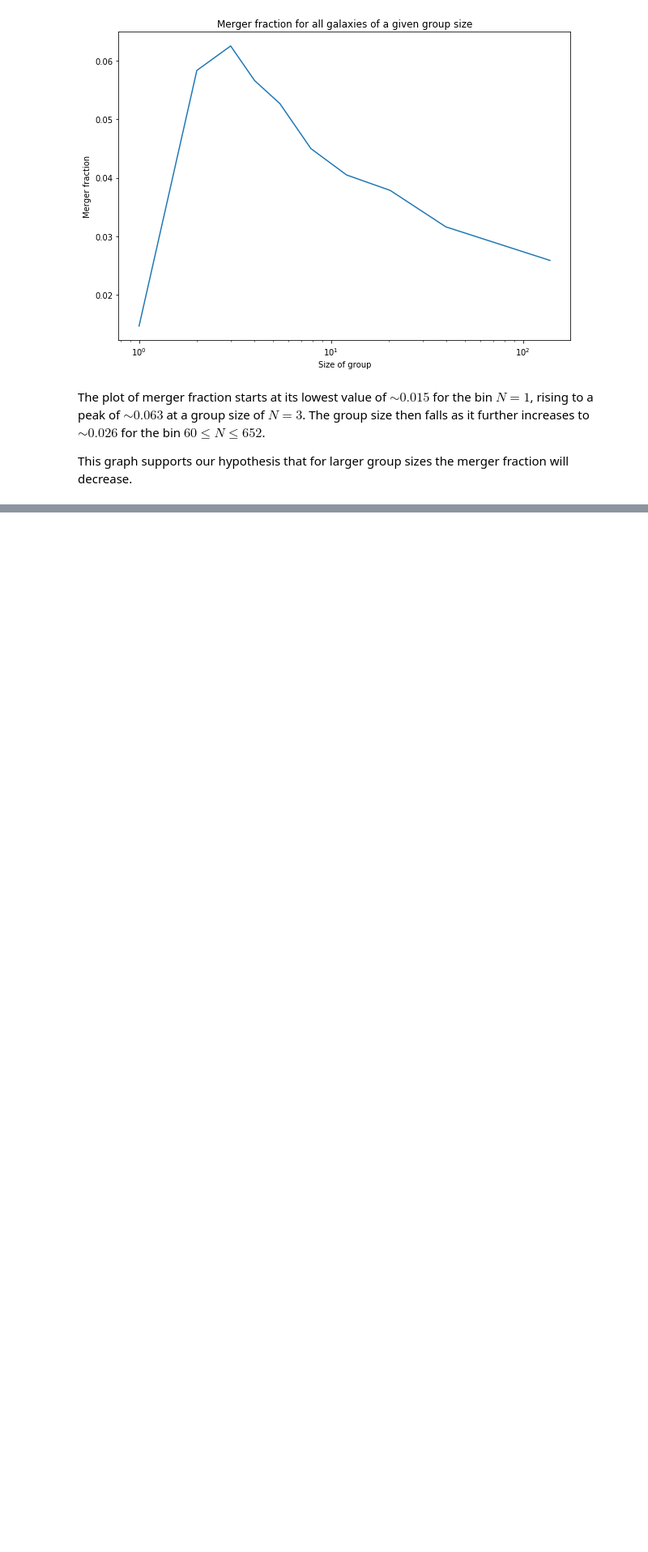
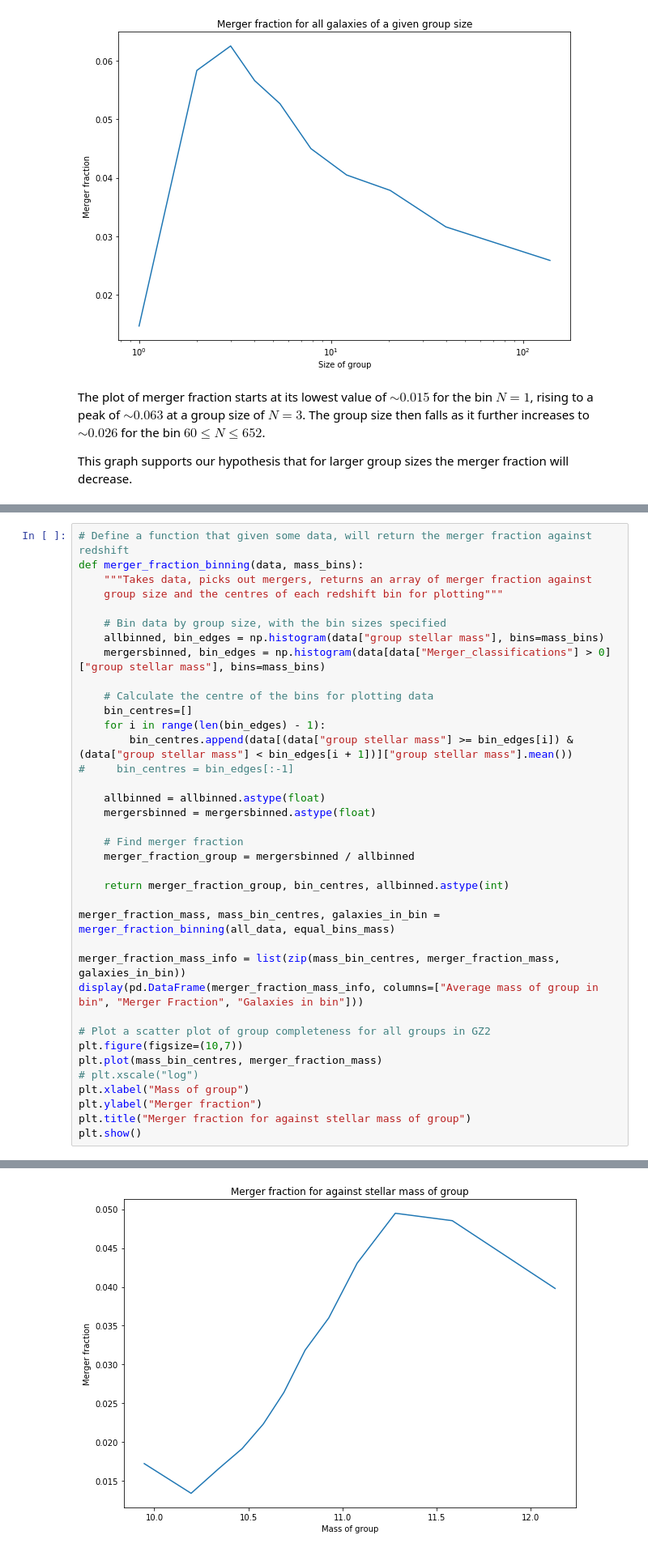
Before and after one commit to tplews98/MPhys_Project, a Jupyter notebook: MT_Week6_Groups.ipynb, the cells around one changed output, grey strips where cells are left out. Shown at 81% size. Cells and saved outputs as stored; diff of their text form; blank space fills up the shorter version.

```diff
--- a/MT_Week6_Groups.ipynb
+++ b/MT_Week6_Groups.ipynb
@@ -635,0 +665,38 @@ This graph supports our hypothesis that for larger group sizes the merger fracti
+# %%
+# Define a function that given some data, will return the merger fraction against redshift
+def merger_fraction_binning(data, mass_bins):
+    """Takes data, picks out mergers, returns an array of merger fraction against
+    group size and the centres of each redshift bin for plotting"""
+
+    # Bin data by group size, with the bin sizes specified
+    allbinned, bin_edges = np.histogram(data["group stellar mass"], bins=mass_bins)
+    mergersbinned, bin_edges = np.histogram(data[data["Merger_classifications"] > 0]["group stellar mass"], bins=mass_bins)
+
+    # Calculate the centre of the bins for plotting data
+    bin_centres=[]
+    for i in range(len(bin_edges) - 1):
+        bin_centres.append(data[(data["group stellar mass"] >= bin_edges[i]) & (data["group stellar mass"] < bin_edges[i + 1])]["group stellar mass"].mean())
+#     bin_centres = bin_edges[:-1]
+
+    allbinned = allbinned.astype(float)
+    mergersbinned = mergersbinned.astype(float)
+
+    # Find merger fraction
+    merger_fraction_group = mergersbinned / allbinned
+
+    return merger_fraction_group, bin_centres, allbinned.astype(int)
+
+merger_fraction_mass, mass_bin_centres, galaxies_in_bin = merger_fraction_binning(all_data, equal_bins_mass)
+
+merger_fraction_mass_info = list(zip(mass_bin_centres, merger_fraction_mass, galaxies_in_bin))
+display(pd.DataFrame(merger_fraction_mass_info, columns=["Average mass of group in bin", "Merger Fraction", "Galaxies in bin"]))
+
+# Plot a scatter plot of group completeness for all groups in GZ2
+plt.figure(figsize=(10,7))
+plt.plot(mass_bin_centres, merger_fraction_mass)
+# plt.xscale("log")
+plt.xlabel("Mass of group")
+plt.ylabel("Merger fraction")
+plt.title("Merger fraction for against stellar mass of group")
+plt.show()
+# %% [output]
@@ -636 +716,2 @@ This graph supports our hypothesis that for larger group sizes the merger fracti
+[figure, added]
 # %% [markdown]
```
Also changed, not shown: parts of 15 cells of this notebook.
